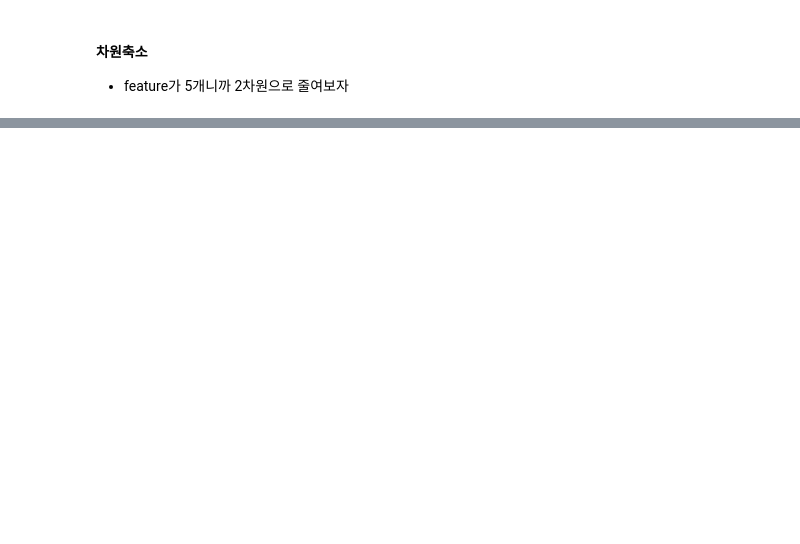
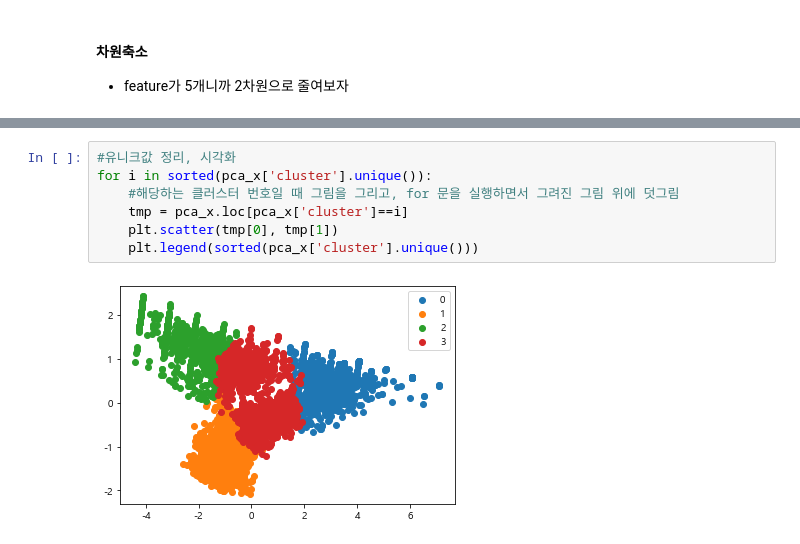
Before and after one commit to shinwoejin/Python, a Jupyter notebook: 10월 파이썬수업/빅데이터, 머신러닝/221027_2.ipynb, the cells around one changed output, grey strips where cells are left out. Saved outputs shown, nothing was run; the diff lists cells and outputs as text; blank space fills up the shorter version.

```diff
--- a/10월 파이썬수업/빅데이터, 머신러닝/221027_2.ipynb
+++ b/10월 파이썬수업/빅데이터, 머신러닝/221027_2.ipynb
@@ -380,0 +398,9 @@ cc.groupby('cluster').mean()
+# %%
+#유니크값 정리, 시각화
+for i in sorted(pca_x['cluster'].unique()):
+    #해당하는 클러스터 번호일 때 그림을 그리고, for 문을 실행하면서 그려진 그림 위에 덧그림
+    tmp = pca_x.loc[pca_x['cluster']==i]
+    plt.scatter(tmp[0], tmp[1])
+    plt.legend(sorted(pca_x['cluster'].unique()))
+# %% [output]
+[figure, added]
```
Also changed, not shown: parts of 22 cells of this notebook, 12 other files.
